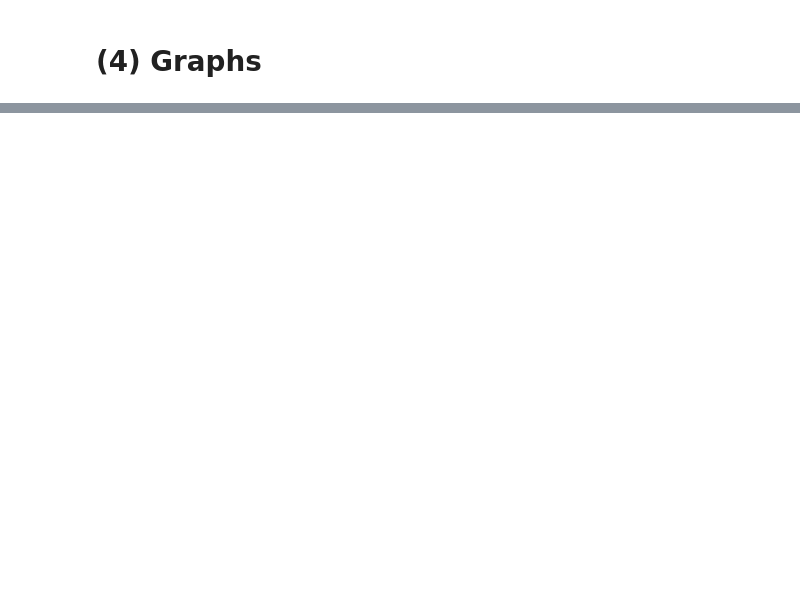
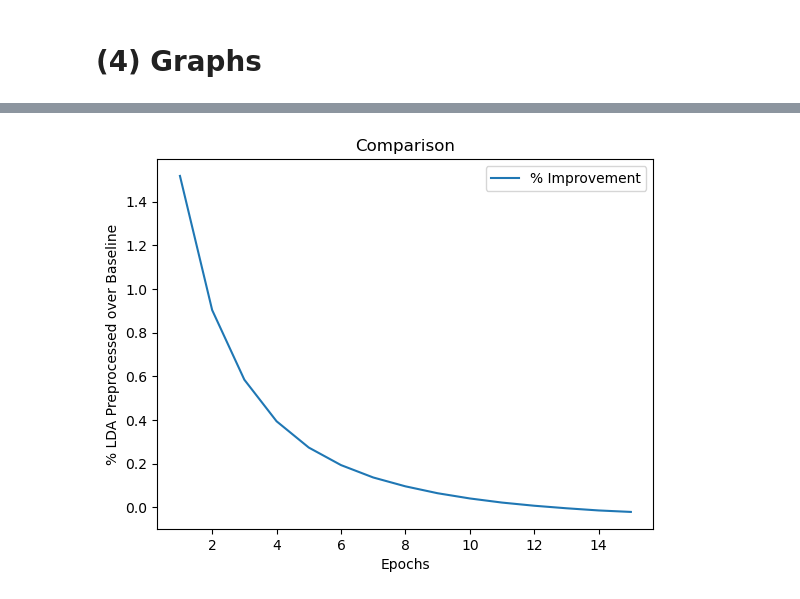
Before and after one commit to NicoPang/rl-recommender, a Jupyter notebook: src/MF_LDA_Preprocess.ipynb, the cells around one changed output, grey strips where cells are left out. Drawn from its saved outputs; the diff is of its cells as text; code cells hidden in the pictures; blank space fills up the shorter version.

Commit message:
Graphs

```diff
--- a/src/MF_LDA_Preprocess.ipynb
+++ b/src/MF_LDA_Preprocess.ipynb
@@ -228,0 +236,2 @@ np.savez_compressed(os.path.join(pth, "results", f"loss_PreprocessingLDA_{device
+# %%
+model = MF_Bias(U_size, I_size, NUM_TOPICS, G_b, DROPOUT)
@@ -228,0 +356,13 @@ np.savez_compressed(os.path.join(pth, "results", f"loss_PreprocessingLDA_{device
+# %%
+results = regressor_items.fit(x_train, y_train)
+history = results.history
+
+tr_losses = [i['train_loss'] for i in history]
+t_losses = [i['valid_loss'] for i in history]
+
+with open(os.path.join(pth, "results", f"model_PreprocessingLDA_{device}_{f_type}.pkl"), 'wb') as f:
+    pickle.dump(model, f)
+
+np.savez_compressed(os.path.join(pth, "results", f"Items_MPBais_Baseline_{device}_{f_type}.npz"),
+                    tr_loss = tr_losses,
+                    t_loss = t_losses)
@@ -230,0 +393,16 @@ np.savez_compressed(os.path.join(pth, "results", f"loss_PreprocessingLDA_{device
+# %%
+import matplotlib.pyplot as plt
+p = np.load(os.path.join(pth, "results", f"Both_MPBais_Baseline_{device}_{f_type}.npz"))
+not_p = np.load(os.path.join(pth, "results", f"MPBais_PreprocessLDA_{device}_{f_type}.npz"))
+u = np.load(os.path.join(pth, "results", f"Users_MPBais_{device}_{f_type}.npz"))
+i = np.load(os.path.join(pth, "results", f"Items_MPBais_Baseline_{device}_{f_type}.npz"))
+
+plt.plot([i+1 for i in range(EPOCHS)], p['t_loss'], label='LDA Preprocessed')
+plt.plot([i+1 for i in range(EPOCHS)], not_p['t_loss'], label='Baseline')
+plt.plot([i+1 for i in range(EPOCHS)], u['t_loss'], label='Only Users')
+plt.plot([i+1 for i in range(EPOCHS)], i['t_loss'], label='Only Items')
+plt.xlabel('Epochs')
+plt.ylabel('Loss RMSE')
+plt.title('LDA Preprocessing Performance')
+plt.legend()
+plt.show()
@@ -230,0 +411,14 @@ np.savez_compressed(os.path.join(pth, "results", f"loss_PreprocessingLDA_{device
+# %%
+factor = list()
+for i in range(len(p['t_loss'])):
+    f = (100 *(float(p['t_loss'][i]) / float(not_p['t_loss'][i]))) - 100
+    factor.append(f)
+
+plt.plot([i+1 for i in range(EPOCHS)], factor, label='% Improvement')
+plt.xlabel('Epochs')
+plt.ylabel('% LDA Preprocessed over Baseline')
+plt.title('Comparison')
+plt.legend()
+plt.show()
+# %% [output]
+[figure, added]
```
Also changed, not shown: parts of 13 cells of this notebook.
